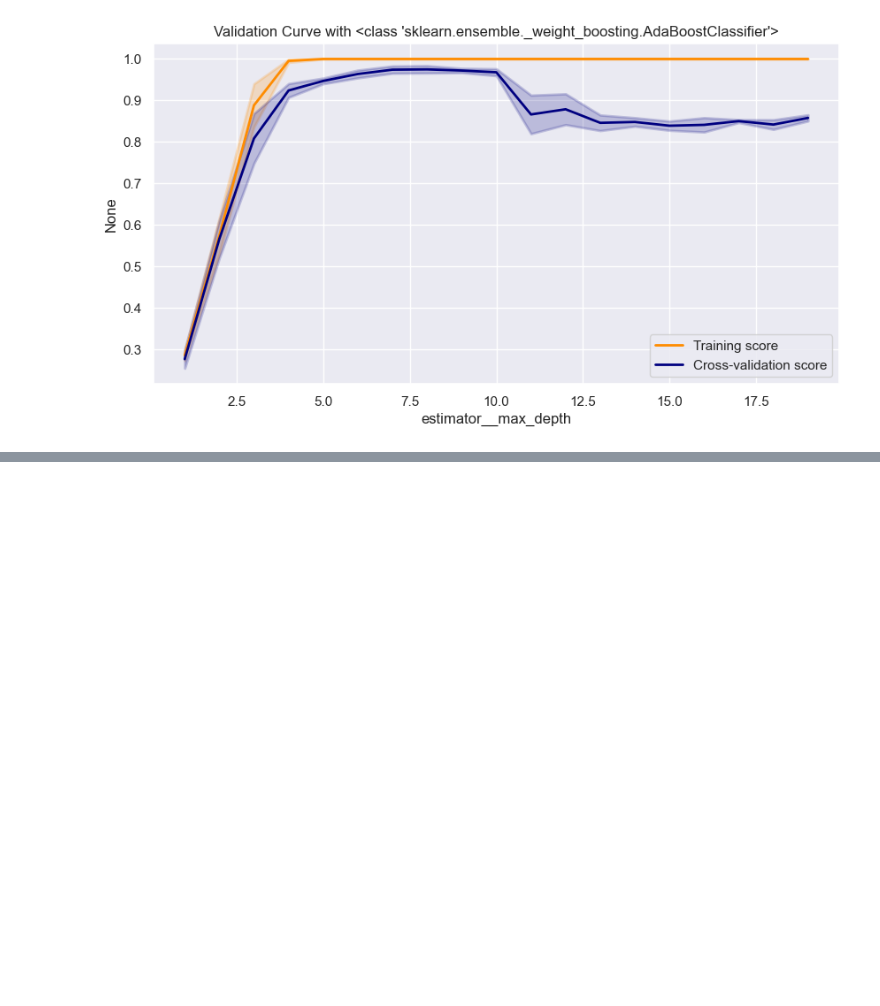
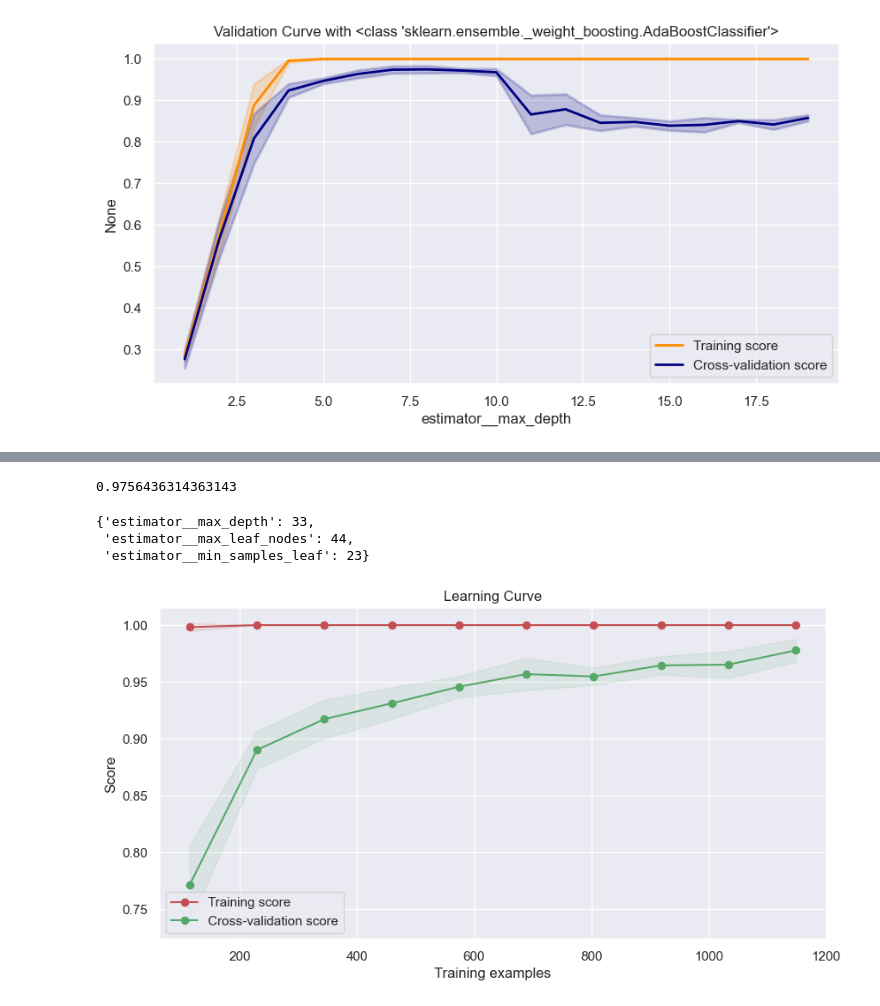
Before and after one commit to fan-yang-md/codingnomads, a Jupyter notebook: data-science-machine-learning-main/notebooks/08_ensemble_methods.ipynb, the cells around one changed output, grey strips where cells are left out. Cells and saved outputs as stored; diff of their text form; code cells hidden in the pictures; blank space fills up the shorter version.

```diff
--- a/data-science-machine-learning-main/notebooks/08_ensemble_methods.ipynb
+++ b/data-science-machine-learning-main/notebooks/08_ensemble_methods.ipynb
@@ -224,3 +226,11 @@ fig = plot_validation_curve(ada, X_train, y_train, cv=3,
                             param_name='estimator__max_depth', param_range=np.arange(1,20))
 # %% [output]
 [figure]
+# %%
+ada = AdaBoostClassifier(estimator=DecisionTreeClassifier())
+rand_params = {'estimator__max_depth': scipy.stats.randint(2,50),
+               'estimator__min_samples_leaf': scipy.stats.randint(2,50),
+               'estimator__max_leaf_nodes':scipy.stats.randint(2,50)}
+random_search = RandomizedSearchCV(ada, rand_params,n_iter=20,cv=StratifiedKFold(n_splits=5), scoring='accuracy')
+# %%
+random_search.fit(X_train, y_train)
@@ -226,0 +245,16 @@ fig = plot_validation_curve(ada, X_train, y_train, cv=3,
+# %%
+random_search.best_score_
+# %% [output]
+0.9756436314363143
+# %%
+random_search.best_params_
+# %% [output]
+{'estimator__max_depth': 33,
+ 'estimator__max_leaf_nodes': 44,
+ 'estimator__min_samples_leaf': 23}
+# %%
+fig = plot_learning_curve(random_search.best_estimator_, X_train, y_train,
+                            cv=StratifiedKFold(n_splits=5), train_sizes= np.linspace(0.1,1,10),
+                            scoring='accuracy')
+# %% [output]
+[figure, added]
```
Also changed, not shown: parts of 19 cells of this notebook, 1 other file.
